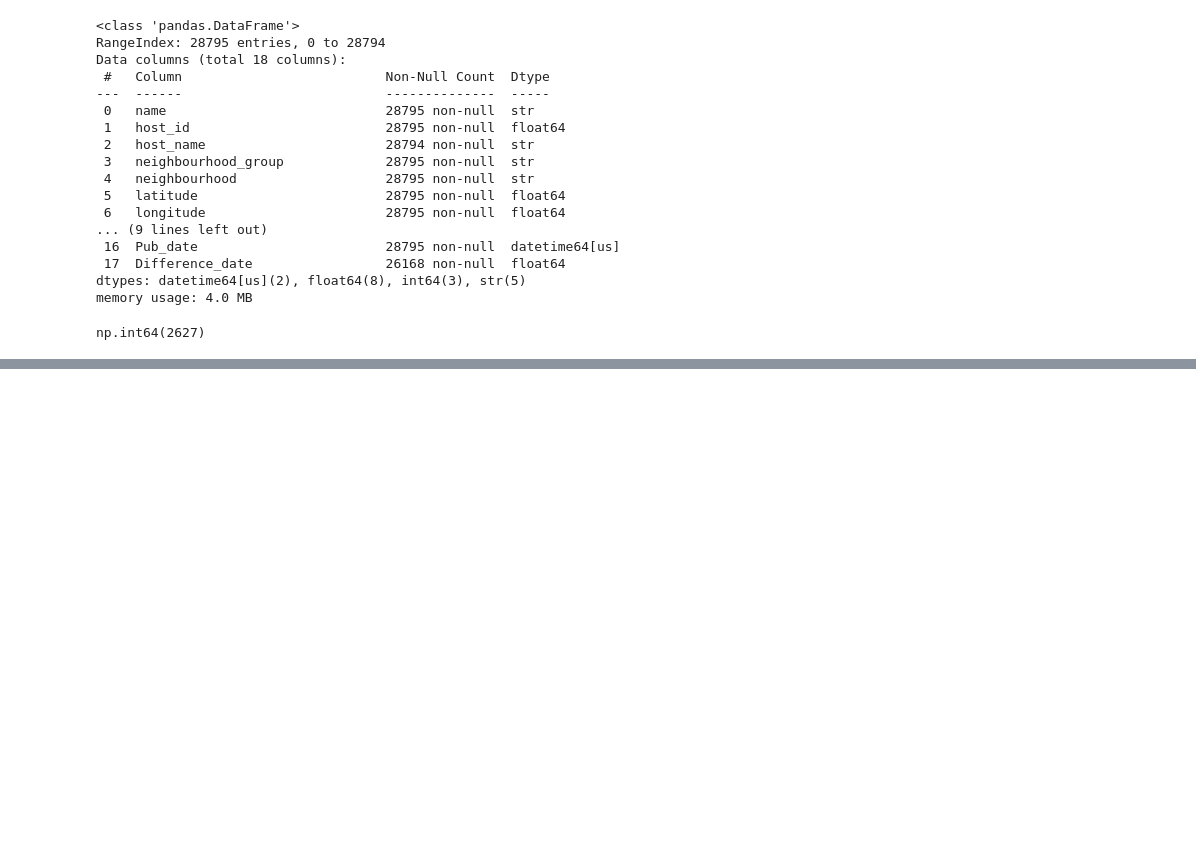
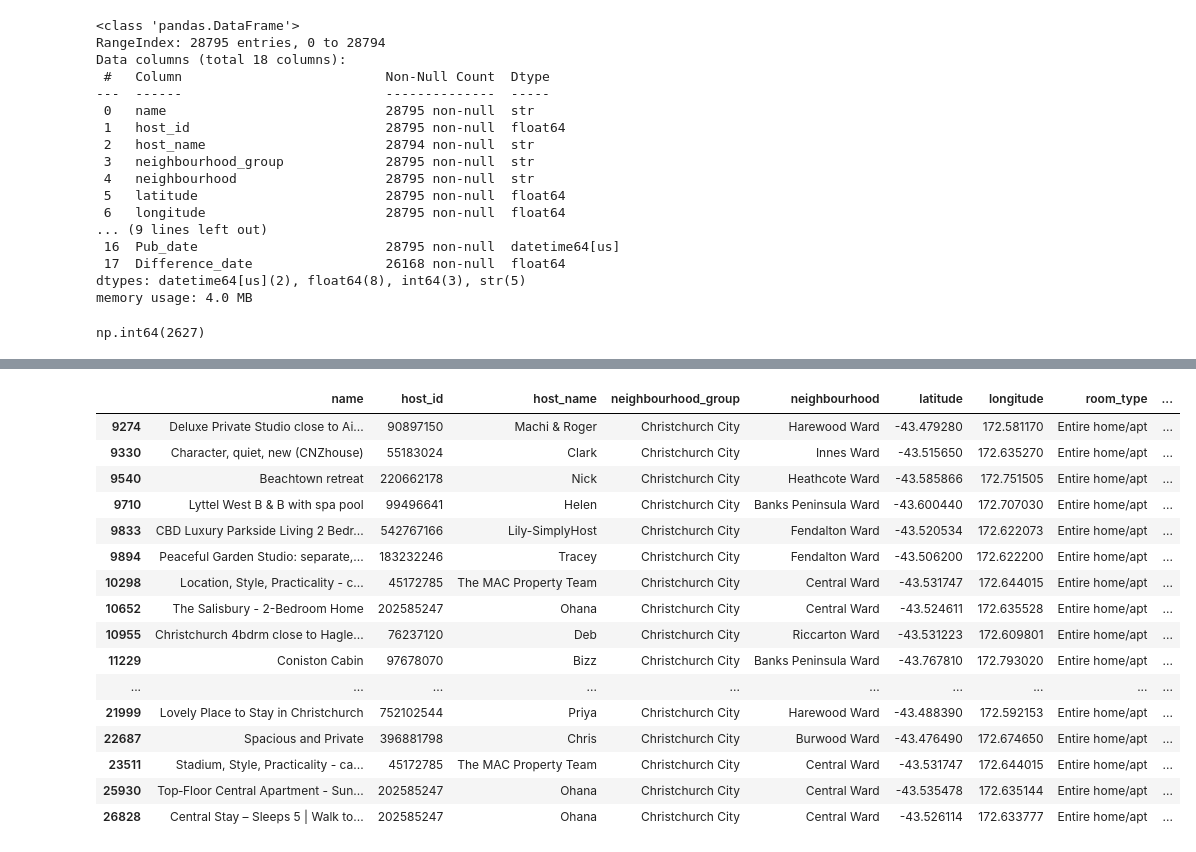
Before and after one commit to KULDEEP1994KR/GRP_Project_422_201, a Jupyter notebook: week_8/Christ_data.ipynb, the cells around one changed output, grey strips where cells are left out. Cells and saved outputs as stored; diff of their text form; code cells hidden in the pictures; blank space fills up the shorter version.

```diff
--- a/week_8/Christ_data.ipynb
+++ b/week_8/Christ_data.ipynb
@@ -109,0 +623,4 @@ np.int64(2627)
+# %%
+df_all_christ[['reviews_per_month', 'last_review','Difference_date']] = (
+    df_all_christ[['reviews_per_month', 'last_review','Difference_date']].fillna(0)
+)
@@ -109,0 +649,20 @@ np.int64(2627)
+# %%
+df_all_christ[df_all_christ['minimum_nights'].isna()]
+# %% [output]
+|  | name | host_id | host_name | neighbourhood_group | neighbourhood | latitude | longitude | room_type | ... |
+| 9274 | Deluxe Private Studio close to Ai... | 90897150 | Machi & Roger | Christchurch City | Harewood Ward | -43.479280 | 172.581170 | Entire home/apt | ... |
+| 9330 | Character, quiet, new (CNZhouse) | 55183024 | Clark | Christchurch City | Innes Ward | -43.515650 | 172.635270 | Entire home/apt | ... |
+| 9540 | Beachtown retreat | 220662178 | Nick | Christchurch City | Heathcote Ward | -43.585866 | 172.751505 | Entire home/apt | ... |
+| 9710 | Lyttel West B & B with spa pool | 99496641 | Helen | Christchurch City | Banks Peninsula Ward | -43.600440 | 172.707030 | Entire home/apt | ... |
+| 9833 | CBD Luxury Parkside Living 2 Bedr... | 542767166 | Lily-SimplyHost | Christchurch City | Fendalton Ward | -43.520534 | 172.622073 | Entire home/apt | ... |
+| 9894 | Peaceful Garden Studio: separate,... | 183232246 | Tracey | Christchurch City | Fendalton Ward | -43.506200 | 172.622200 | Entire home/apt | ... |
+| 10298 | Location, Style, Practicality - c... | 45172785 | The MAC Property Team | Christchurch City | Central Ward | -43.531747 | 172.644015 | Entire home/apt | ... |
+| 10652 | The Salisbury - 2-Bedroom Home | 202585247 | Ohana | Christchurch City | Central Ward | -43.524611 | 172.635528 | Entire home/apt | ... |
+| 10955 | Christchurch 4bdrm close to Hagle... | 76237120 | Deb | Christchurch City | Riccarton Ward | -43.531223 | 172.609801 | Entire home/apt | ... |
+| 11229 | Coniston Cabin | 97678070 | Bizz | Christchurch City | Banks Peninsula Ward | -43.767810 | 172.793020 | Entire home/apt | ... |
+| ... | ... | ... | ... | ... | ... | ... | ... | ... | ... |
+| 21999 | Lovely Place to Stay in Christchurch | 752102544 | Priya | Christchurch City | Harewood Ward | -43.488390 | 172.592153 | Entire home/apt | ... |
+| 22687 | Spacious and Private | 396881798 | Chris | Christchurch City | Burwood Ward | -43.476490 | 172.674650 | Entire home/apt | ... |
+| 23511 | Stadium, Style, Practicality - ca... | 45172785 | The MAC Property Team | Christchurch City | Central Ward | -43.531747 | 172.644015 | Entire home/apt | ... |
+| 25930 | Top‑Floor Central Apartment - Sun... | 202585247 | Ohana | Christchurch City | Central Ward | -43.535478 | 172.635144 | Entire home/apt | ... |
+| 26828 | Central Stay – Sleeps 5 | Walk to... | 202585247 | Ohana | Christchurch City | Central Ward | -43.526114 | 172.633777 | Entire home/apt | ... |
```
Also changed, not shown: parts of 45 cells of this notebook, 1 other file.
